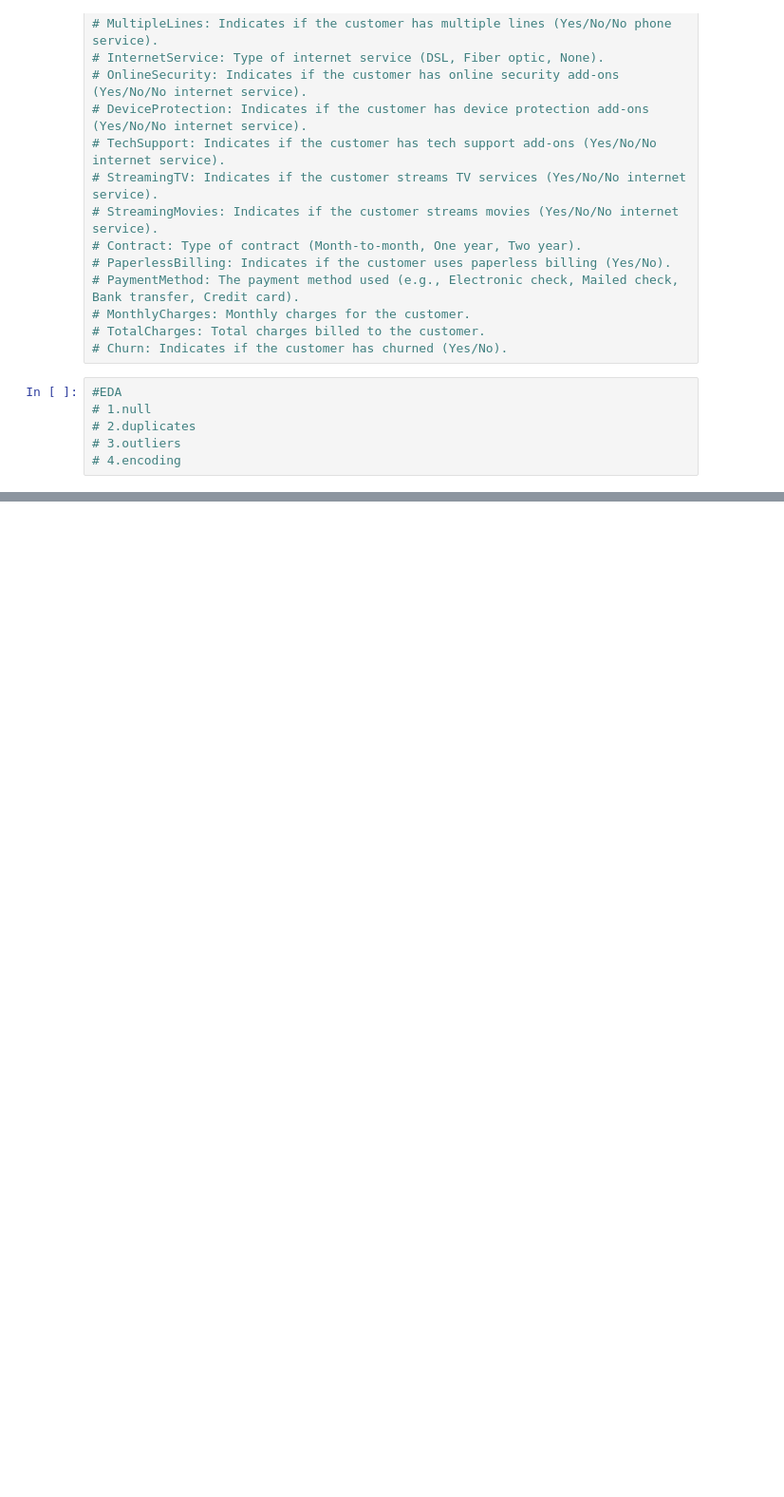
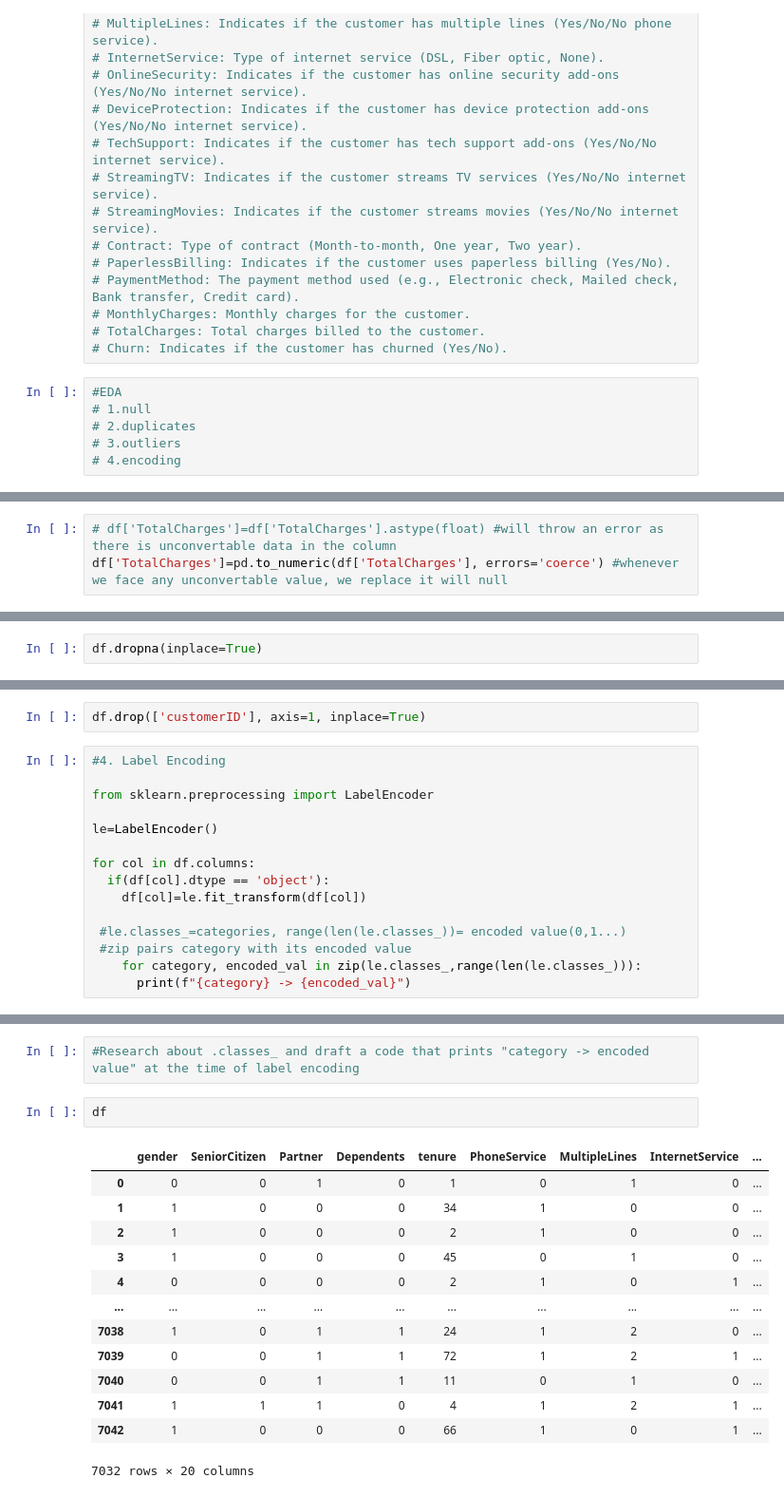
Before and after one commit to HarshaPriya03/PythonLearning, a Jupyter notebook: RandomForestHandsOn_Aisha(05_04).ipynb, the cells around one changed output, grey strips where cells are left out. Shown at 95% size. Drawn from its saved outputs; the diff is of its cells as text; blank space fills up the shorter version.

```diff
--- a/RandomForestHandsOn_Aisha(05_04).ipynb
+++ b/RandomForestHandsOn_Aisha(05_04).ipynb
@@ -57,0 +137,3 @@ df
+# %%
+# df['TotalCharges']=df['TotalCharges'].astype(float) #will throw an error as there is unconvertable data in the column
+df['TotalCharges']=pd.to_numeric(df['TotalCharges'], errors='coerce') #whenever we face any unconvertable value, we replace it will null
@@ -57,0 +161,2 @@ df
+# %%
+df.dropna(inplace=True)
@@ -57,0 +200,17 @@ df
+# %%
+df.drop(['customerID'], axis=1, inplace=True)
+# %%
+#4. Label Encoding
+
+from sklearn.preprocessing import LabelEncoder
+
+le=LabelEncoder()
+
+for col in df.columns:
+  if(df[col].dtype == 'object'):
+    df[col]=le.fit_transform(df[col])
+
+ #le.classes_=categories, range(len(le.classes_))= encoded value(0,1...)
+ #zip pairs category with its encoded value
+    for category, encoded_val in zip(le.classes_,range(len(le.classes_))):
+      print(f"{category} -> {encoded_val}")
@@ -57,0 +235,18 @@ df
+# %%
+#Research about .classes_ and draft a code that prints "category -> encoded value" at the time of label encoding
+# %%
+df
+# %% [output]
+|  | gender | SeniorCitizen | Partner | Dependents | tenure | PhoneService | MultipleLines | InternetService | ... |
+| 0 | 0 | 0 | 1 | 0 | 1 | 0 | 1 | 0 | ... |
+| 1 | 1 | 0 | 0 | 0 | 34 | 1 | 0 | 0 | ... |
+| 2 | 1 | 0 | 0 | 0 | 2 | 1 | 0 | 0 | ... |
+| 3 | 1 | 0 | 0 | 0 | 45 | 0 | 1 | 0 | ... |
+| 4 | 0 | 0 | 0 | 0 | 2 | 1 | 0 | 1 | ... |
+| ... | ... | ... | ... | ... | ... | ... | ... | ... | ... |
+| 7038 | 1 | 0 | 1 | 1 | 24 | 1 | 2 | 0 | ... |
+| 7039 | 0 | 0 | 1 | 1 | 72 | 1 | 2 | 1 | ... |
+| 7040 | 0 | 0 | 1 | 1 | 11 | 0 | 1 | 0 | ... |
+| 7041 | 1 | 1 | 1 | 0 | 4 | 1 | 2 | 1 | ... |
+| 7042 | 1 | 0 | 0 | 0 | 66 | 1 | 0 | 1 | ... |
+7032 rows × 20 columns
```
Also changed, not shown: parts of 38 cells of this notebook.
